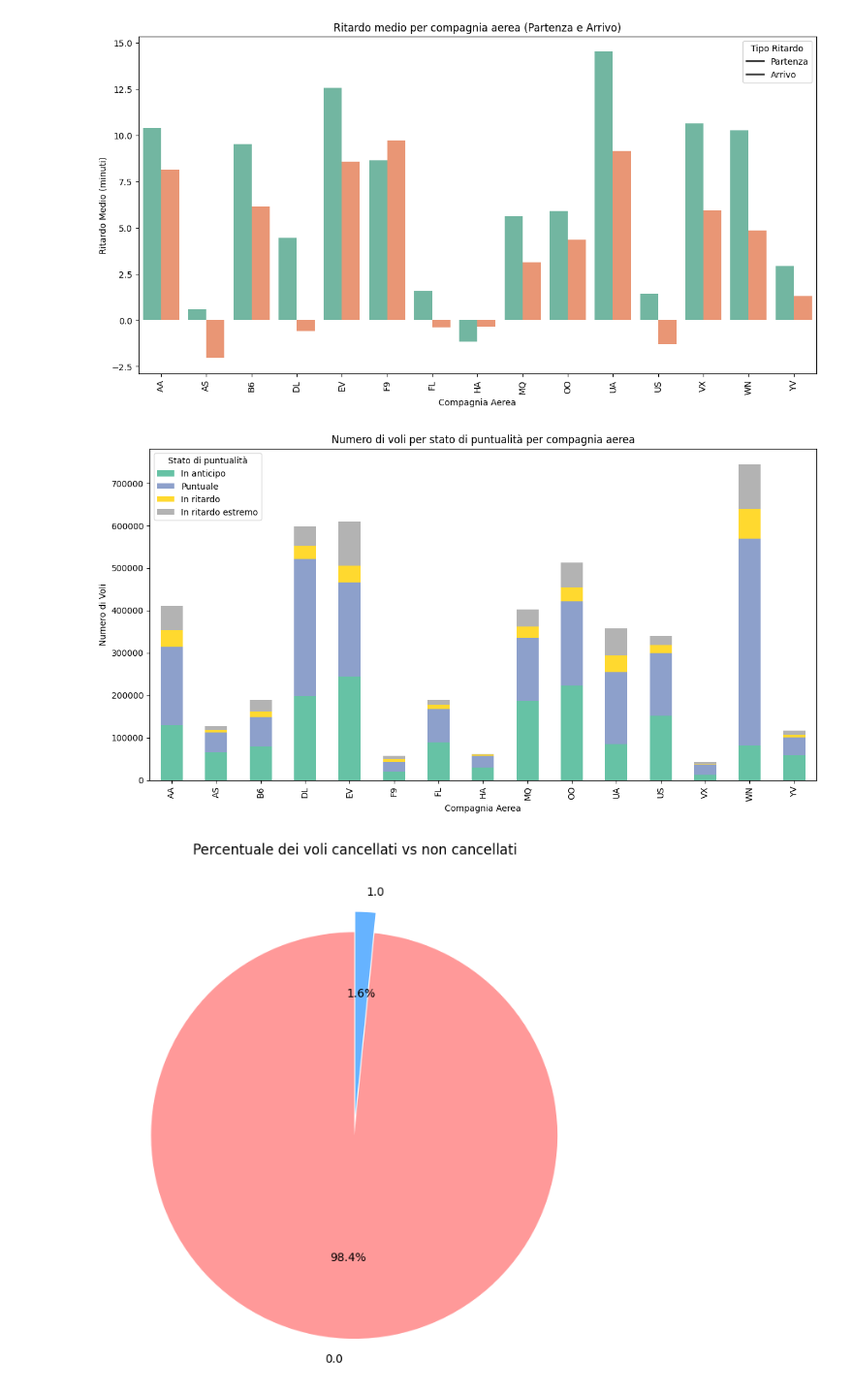
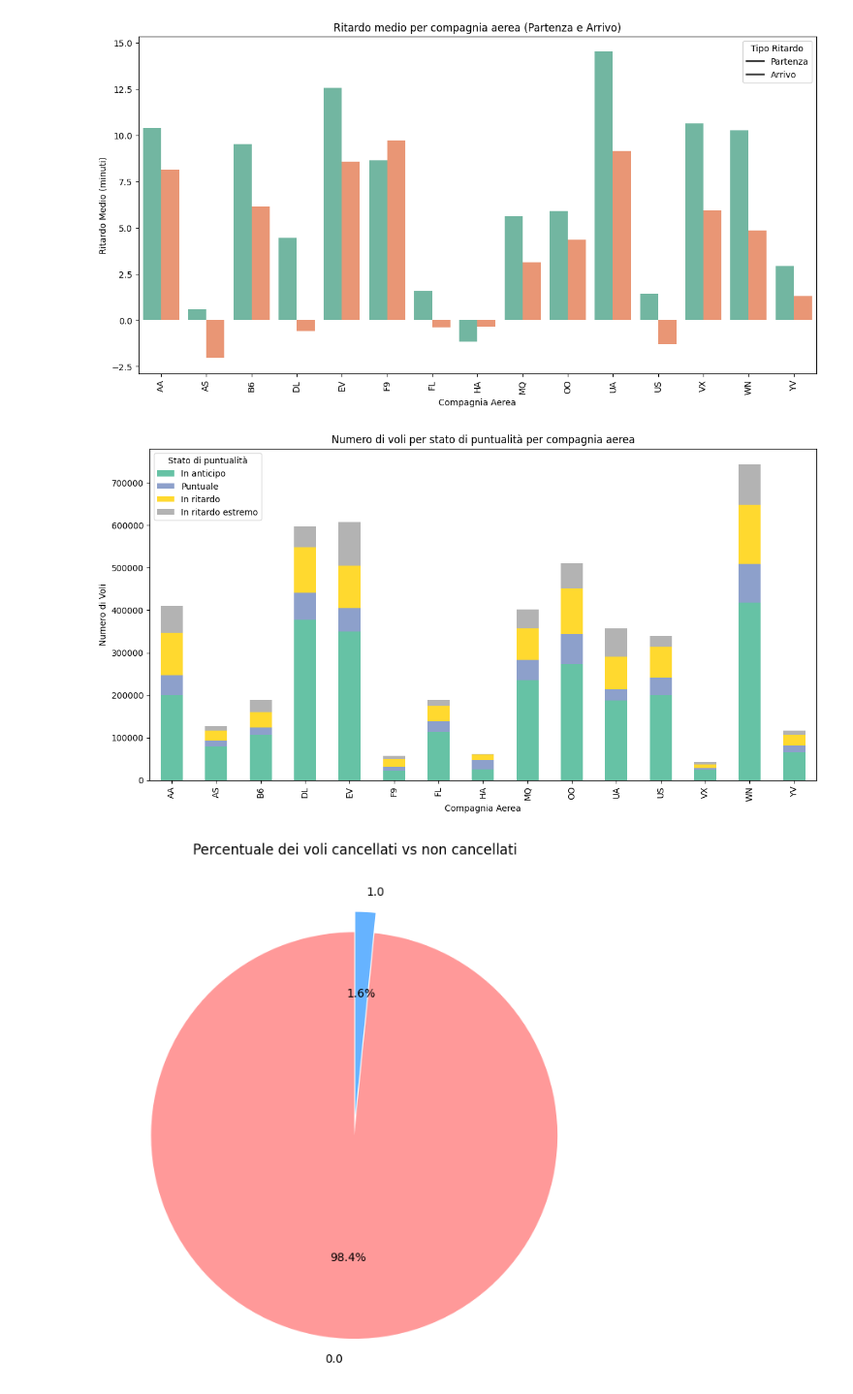
Before and after one commit to Walter-Di-Sabatino/Time-Series-Data-Science-Project, a Jupyter notebook: data_visualization.ipynb, the cells around one changed output. Shown at 97% size. Cells and saved outputs as stored; diff of their text form; code cells hidden in the pictures.

```diff
--- a/data_visualization.ipynb
+++ b/data_visualization.ipynb
@@ -53,25 +53,25 @@ plt.show()
 [figure]
 # %%
 # Definire i voli puntuali, in ritardo e in anticipo
-df['Puntualità'] = pd.cut(df['DEP_DELAY'],
+df['Puntualità'] = pd.cut(df['ARR_DELAY'],
                           bins=[-float('inf'), -5, 0, 30, float('inf')],
                           labels=['In anticipo', 'Puntuale', 'In ritardo', 'In ritardo estremo'])
 
 # Raggruppare per compagnia aerea e tipo di puntualità, contando il numero di voli
 carrier_punctuality = df.groupby(['OP_CARRIER', 'Puntualità']).size().unstack(fill_value=0)
 
 # Creare un grafico a barre impilate
 carrier_punctuality.plot(kind='bar', stacked=True, figsize=(14, 7), colormap='Set2')
 
 # Impostare il titolo e le etichette
 plt.title('Numero di voli per stato di puntualità per compagnia aerea')
 plt.xlabel('Compagnia Aerea')
 plt.ylabel('Numero di Voli')
 plt.xticks(rotation=90)
 plt.legend(title='Stato di puntualità', labels=['In anticipo', 'Puntuale', 'In ritardo', 'In ritardo estremo'])
 plt.show()
 # %% [output]
-[figure, old version]
+[figure, new version]
 # %%
 # Conta i valori unici nella colonna 'CANCELLED' (0 e 1)
 cancellati = df['CANCELLED'].value_counts()
```
Also changed, not shown: parts of 1 cell of this notebook, 1 other file.
